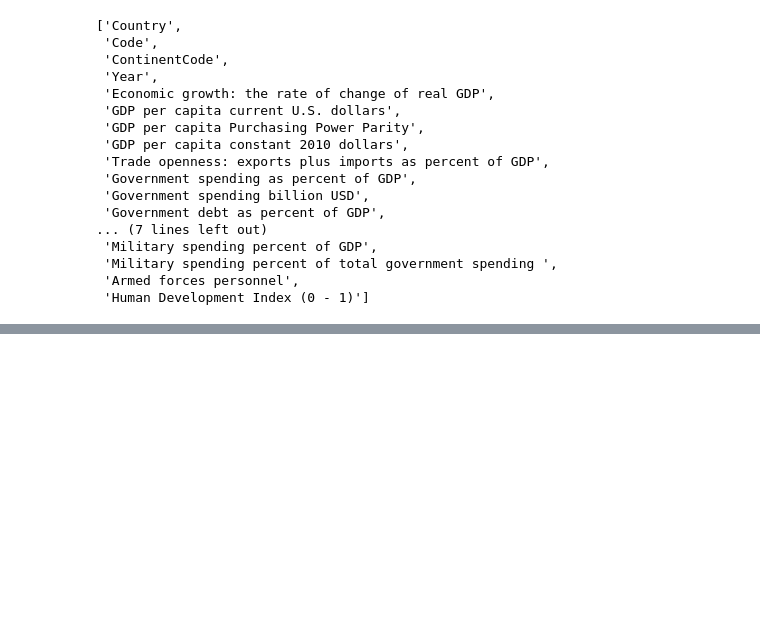
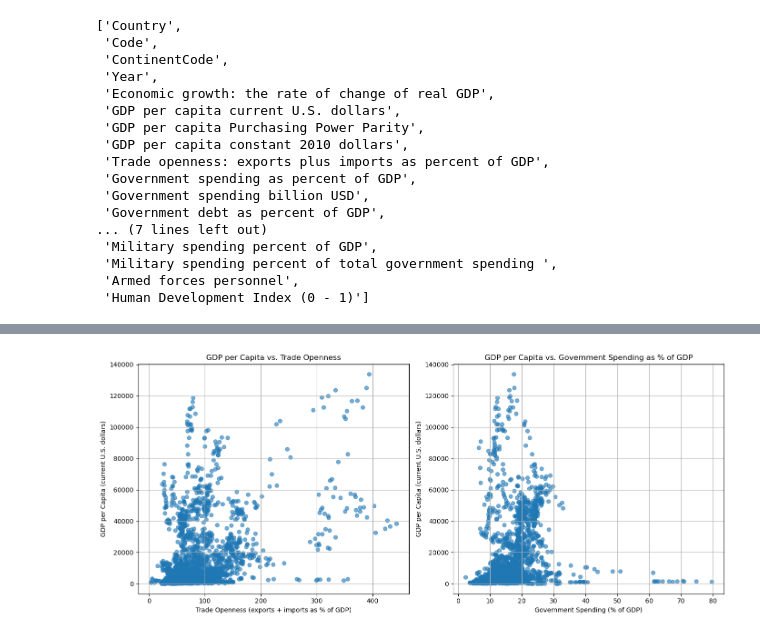
Before and after one commit to Blackbullbjj/eco_v_nukes, a Jupyter notebook: enviornment.ipynb, the cells around one changed output, grey strips where cells are left out. Saved outputs shown, nothing was run; the diff lists cells and outputs as text; code cells hidden in the pictures; blank space fills up the shorter version.

```diff
--- a/enviornment.ipynb
+++ b/enviornment.ipynb
@@ -195,0 +263,33 @@ fig.show()
+# %%
+recent_years = mass_data['Year'] >= 2010
+recent_data = mass_data[recent_years]
+
+# Select relevant columns for analysis
+selected_columns = ['Country', 'Year', 'GDP per capita current U.S. dollars',
+                    'Trade openness: exports plus imports as percent of GDP',
+                    'Government spending as percent of GDP']
+
+recent_data_selected = recent_data[selected_columns]
+
+# Plot GDP per capita vs. Trade Openness
+plt.figure(figsize=(14, 6))
+
+plt.subplot(1, 2, 1)
+plt.scatter(recent_data_selected['Trade openness: exports plus imports as percent of GDP'], recent_data_selected['GDP per capita current U.S. dollars'], alpha=0.6)
+plt.title('GDP per Capita vs. Trade Openness')
+plt.xlabel('Trade Openness (exports + imports as % of GDP)')
+plt.ylabel('GDP per Capita (current U.S. dollars)')
+plt.grid(True)
+
+# Plot GDP per capita vs. Government Spending as Percent of GDP
+plt.subplot(1, 2, 2)
+plt.scatter(recent_data_selected['Government spending as percent of GDP'], recent_data_selected['GDP per capita current U.S. dollars'], alpha=0.6)
+plt.title('GDP per Capita vs. Government Spending as % of GDP')
+plt.xlabel('Government Spending (% of GDP)')
+plt.ylabel('GDP per Capita (current U.S. dollars)')
+plt.grid(True)
+
+plt.tight_layout()
+plt.show()
+# %% [output]
+[figure, added]
```
Also changed, not shown: parts of 11 cells of this notebook, 4 other files.
